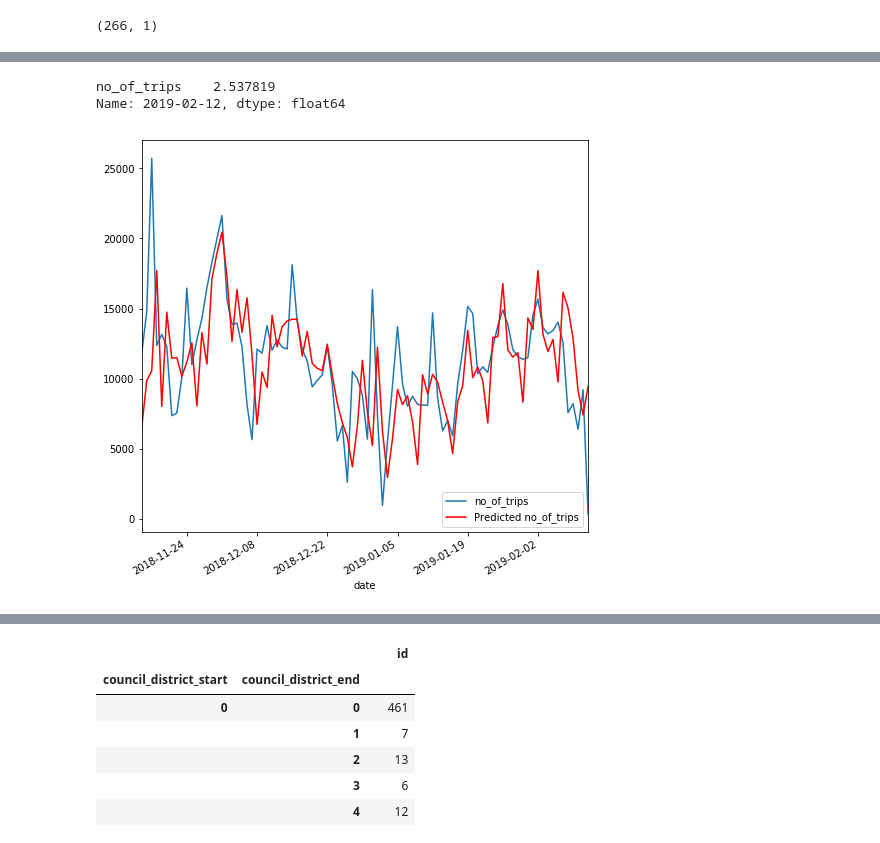
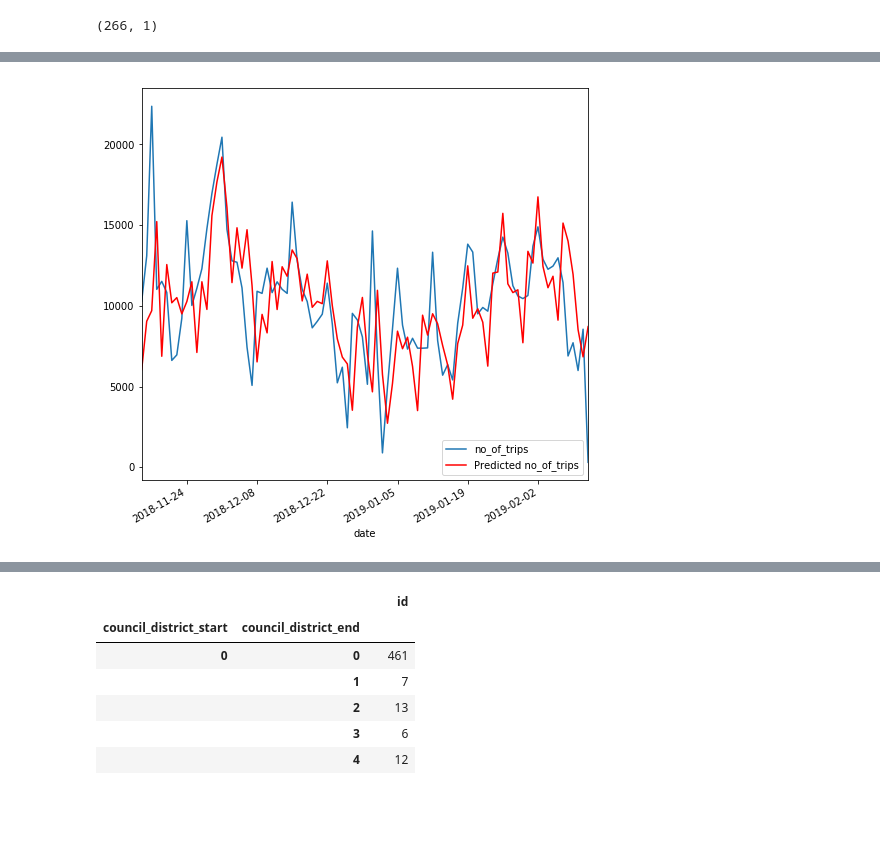
Before and after one commit to SohamMody/Event-Detection-from-Dockless-Scooter-Trips-Austin, a Jupyter notebook: EDA.ipynb, the cells around one changed output, grey strips where cells are left out. Drawn from its saved outputs; the diff is of its cells as text; code cells hidden in the pictures; blank space fills up the shorter version.

```diff
--- a/EDA.ipynb
+++ b/EDA.ipynb
@@ -228,0 +239,5 @@ dockless_agg_census.shape
+# %%
+# Removing rows with non-positive distance or duration because valid trips cannot have negative distance
+# or duration [unless they were time-travellers;)]
+dockless_agg_census_chopped = dockless_agg_census.loc[(dockless_agg_census.trip_distance>0) \
+                                              & (dockless_agg_census.trip_duration>0)]
@@ -228,0 +254,2 @@ dockless_agg_census.shape
+# %%
+dockless_agg_census_chopped.drop('geometry',axis=1,inplace=True)
@@ -228,0 +265,2 @@ dockless_agg_census.shape
+# %%
+dockless_agg_census_chopped = pd.DataFrame(dockless_agg_census_chopped)
@@ -235,7 +289,7 @@ dockless_agg_census['date'] = dockless_agg_census.start_time.dt.date
 # %%
 groupby_ct = dockless_agg_census.groupby('TRACTCE10',as_index=False).count()[['TRACTCE10','id']].sort_values('id')
 # %%
-groupby_date = dockless_agg_census.groupby('date').count()[['id']].sort_index()
+groupby_date = dockless_agg_census_chopped.groupby('date').count()[['id']].sort_index()
 # %%
 groupby_date = groupby_date[27:]
 # %%
@@ -285,33 +329,29 @@ fig.autofmt_xdate()
-# %%
-obs
-# %% [output]
-no_of_trips    2.537819
-Name: 2019-02-12, dtype: float64
 # %%
+%%time
 history = [x for x in train_log.values]
 predictions = []
 predict_log= []
 for key,value in test_log.iterrows():
     model = sm.tsa.SARIMAX(history, order=my_order, seasonal_order=my_seasonal_order,enforce_stationarity=False,enforce_invertibility=False)
-    model_fit = model.fit(disp=0)
+    model_fit = model.fit(disp=0,maxiter=200,method='powell')
     output = model_fit.forecast()
     predict_log.append(output[0])
     yhat = 10**output[0]
     predictions.append(yhat)
     obs = test_log.loc[key]
     history.append(obs)
    # print('predicted=%f, expected=%f' % (output[0], obs))
 #error = math.sqrt(mean_squared_error(test_log, predict_log))
 #print('Test rmse: %.3f' % error)
 # plot
 fig,ax = plt.subplots(figsize=(8, 8))
 # figsize=(12, 7)
 # plt.figure(figsize=figsize)
 test.plot(label='Actuals',ax=ax)
 ax.plot(test_log.index,predictions, color='red',label='Predicted no_of_trips')
 plt.legend(loc='lower right')
 ax.xaxis_date()
 fig.autofmt_xdate()
 plt.show()
 # %% [output]
-[figure, old version]
+[figure, new version]
```
Also changed, not shown: parts of 35 cells of this notebook, 1 other file.
